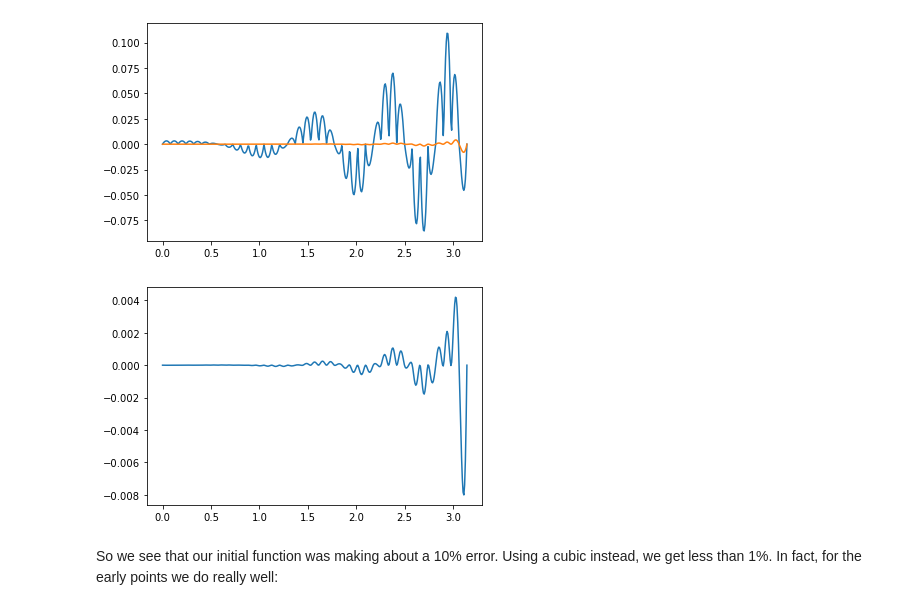
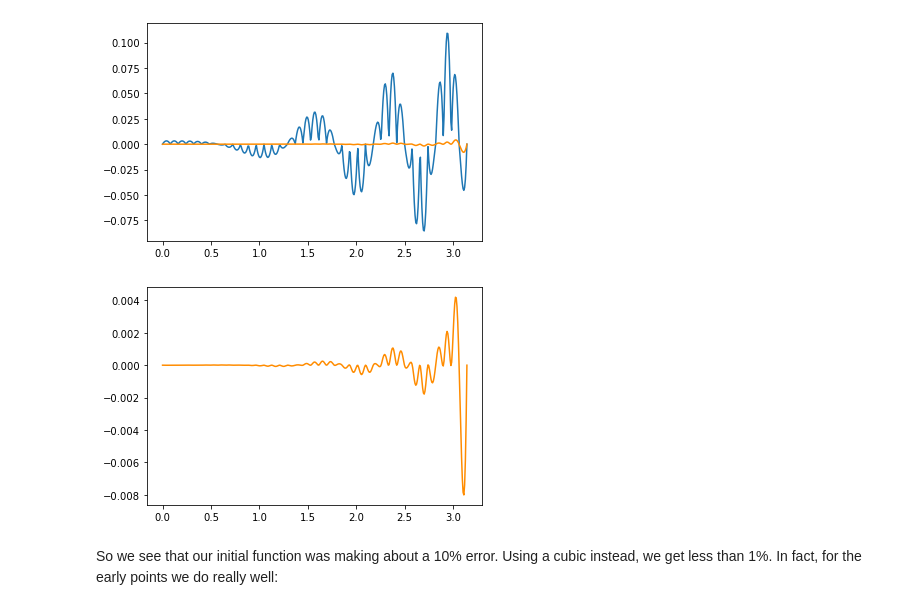
Before and after one commit to drgreen/COGS18_22, a Jupyter notebook: Topic4a Scipy.ipynb, the cells around one changed output. Cells and saved outputs as stored; diff of their text form; code cells hidden in the pictures.

```diff
--- a/Topic4a Scipy.ipynb
+++ b/Topic4a Scipy.ipynb
@@ -331,10 +331,10 @@ plt.show()
 # %% [output]
 [figure]
 # %%
-plt.plot(x_fine,f_cube(x_fine)-np.sin(2*x_fine**2))
+plt.plot(x_fine,f_cube(x_fine)-np.sin(2*x_fine**2),color='darkorange')
 plt.show()
 # %% [output]
-[figure, old version]
+[figure, new version]
 # %% [markdown]
 So we see that our initial function was making about a 10% error.  Using a cubic instead, we get less than 1%.  In fact, for the early points we do really well:
 # %%
```
Also changed, not shown: parts of 19 cells of this notebook, 1 other file.
